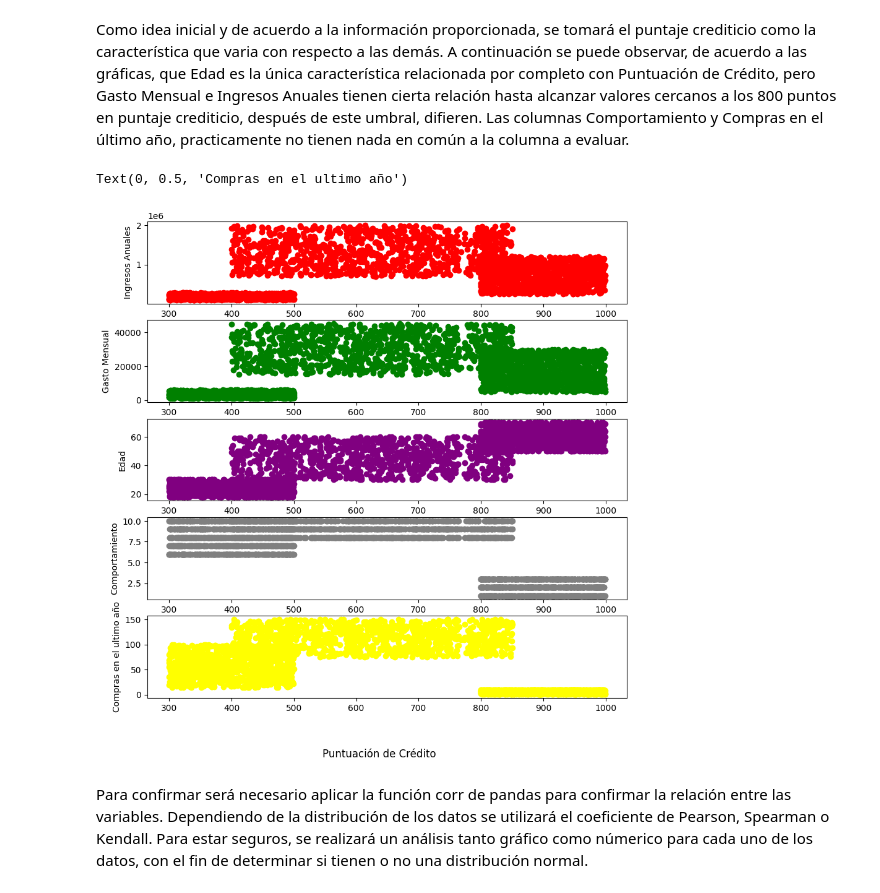
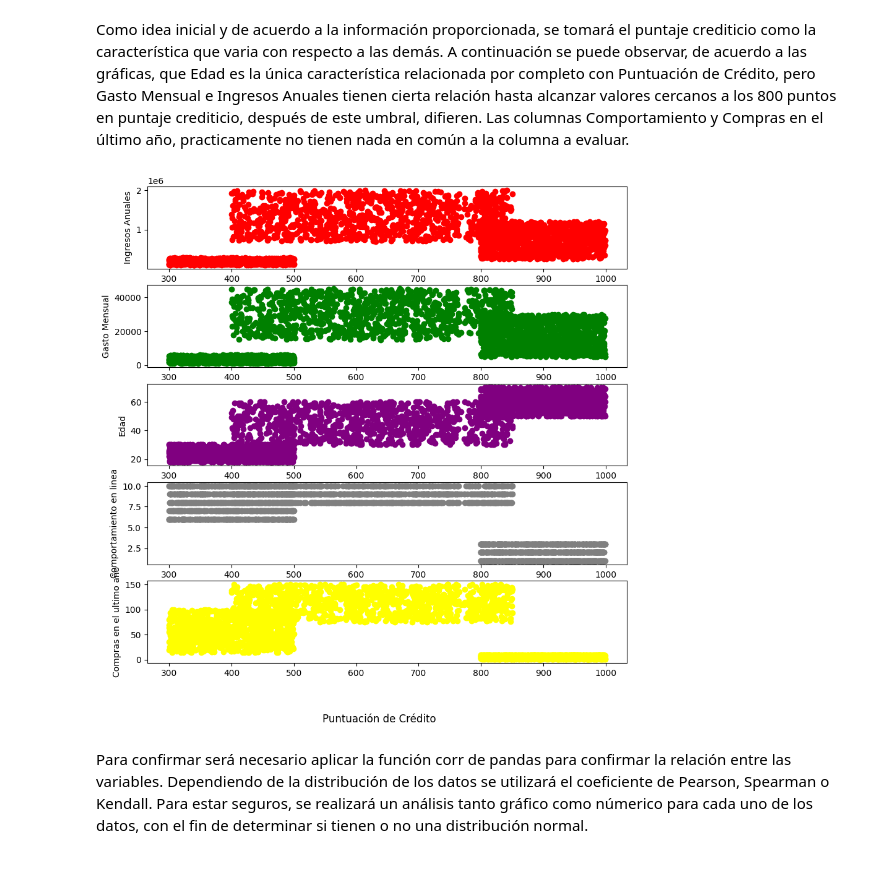
Before and after one commit to Sanjiro1202/Clustering, a Jupyter notebook: Modelo_de_Segmentación_de_Clientes.ipynb, the cells around one changed output. Saved outputs shown, nothing was run; the diff lists cells and outputs as text; code cells hidden in the pictures.

```diff
--- a/Modelo_de_Segmentación_de_Clientes.ipynb
+++ b/Modelo_de_Segmentación_de_Clientes.ipynb
@@ -70,20 +70,15 @@ Como idea inicial y de acuerdo a la información proporcionada, se tomará el pu
 # %%
 # Se busca una relación de variables con respecto a la puntuación de crédito, ya que es la característica que se va a categorizar.
 fig, ax = plt.subplots(5, 1, figsize=(10,10), alpha= 0.8)
 fig.supxlabel("Puntuación de Crédito")
 x = df["Puntuación de Crédito"]
-ax[0].scatter(x, y=df["Ingresos Anuales"], color = 'red')
-ax[0].set_ylabel("Ingresos Anuales")
-ax[1].scatter(x, y=df["Gasto Mensual"], color = 'green')
-ax[1].set_ylabel("Gasto Mensual")
-ax[2].scatter(x, y=df["Edad"],  color = 'purple')
-ax[2].set_ylabel("Edad")
-ax[3].scatter(x, y=df["Comportamiento en linea"], color = 'gray')
-ax[3].set_ylabel("Comportamiento")
-ax[4].scatter(x, y=df["Compras en el ultimo año"], color = 'yellow')
-ax[4].set_ylabel("Compras en el ultimo año")
+y_axis = ["Ingresos Anuales", "Gasto Mensual","Edad","Comportamiento en linea","Compras en el ultimo año"]
+colors = ['red','green','purple','gray','yellow']
+
+for i in range(5):
+  ax[i].scatter(x, y=df[y_axis[i]], color = colors[i])
+  ax[i].set_ylabel(y_axis[i])
 # %% [output]
-Text(0, 0.5, 'Compras en el ultimo año')
-[figure, old version]
+[figure, new version]
 # %% [markdown]
 Para confirmar será necesario aplicar la función corr de pandas para confirmar la relación entre las variables. Dependiendo de la distribución de los datos se utilizará el coeficiente de Pearson, Spearman o Kendall. Para estar seguros, se realizará un análisis tanto gráfico como númerico para cada uno de los datos, con el fin de determinar si tienen o no una distribución normal.
```
Also changed, not shown: parts of 6 cells of this notebook.
